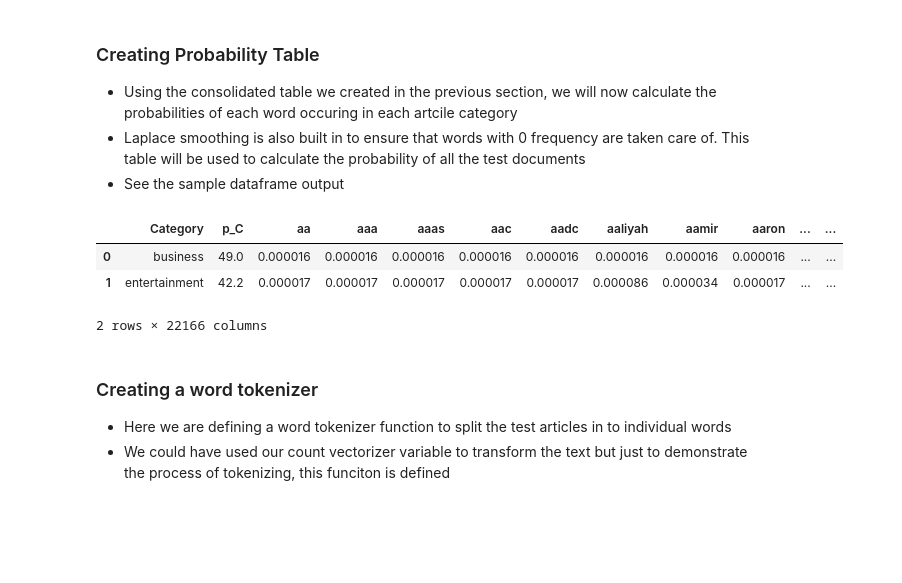
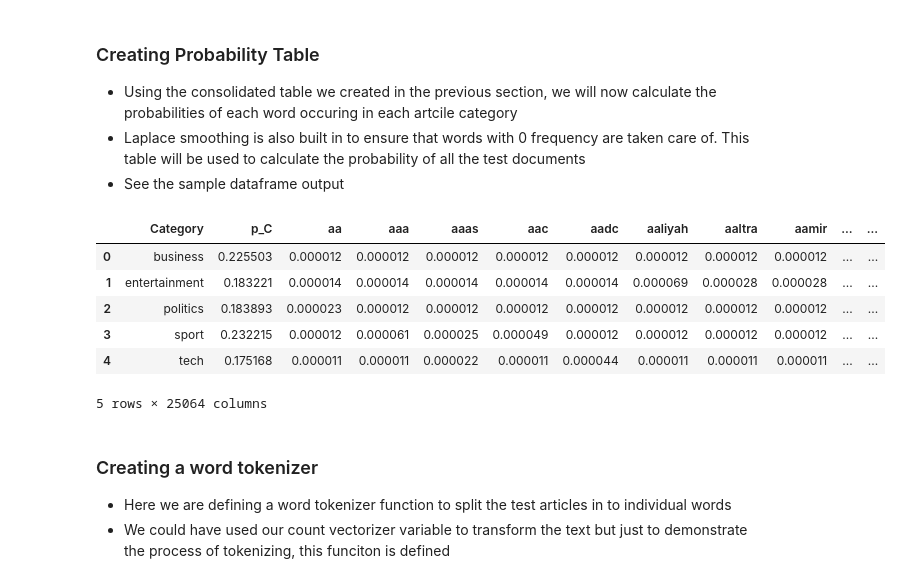
Before and after one commit to dalmiaujjwal/Understanding_Algorithms, a Jupyter notebook: Naive Bayes/Implementation_Scratch_Naive_Bayes .ipynb, the cells around one changed output. Saved outputs shown, nothing was run; the diff lists cells and outputs as text; code cells hidden in the pictures; blank space fills up the shorter version.

```diff
--- a/Naive Bayes/Implementation_Scratch_Naive_Bayes .ipynb
+++ b/Naive Bayes/Implementation_Scratch_Naive_Bayes .ipynb
@@ -29,6 +31,7 @@ inp_dataset.head(2)
 - Notice the number of records in original, training and testing dataset
 # %%
 def text_clean(text_series):
+    text_series = text_series.str.lower()
     clean_1 = text_series.str.replace(r"[^a-zA-Z\s]","")
     clean_2 = clean_1.str.replace(r"\s+", " ")
     return clean_2
@@ -55,7 +48,7 @@ Number of records in testing dataset - 373
 - Since the number of unique words across all the documents are very high, all the words are not visible
 # %%
 Cnt_Vec = CountVectorizer(stop_words="english")
-BOW = Cnt_Vec.fit_transform(train_x["Text_Clean"]).toarray()
+BOW = Cnt_Vec.fit_transform(inp_dataset["Text_Clean"]).toarray()
 BOW_Df = pd.DataFrame(BOW, columns=Cnt_Vec.get_feature_names())
 BOW_Df[4:8]
 # %% [output]
@@ -70,7 +63,7 @@ BOW_Df[4:8]
 - To get the article category values along with the word frequency, we are merging the 2 datasets
 - This is done because we will be implementing the Naive Bayes approach from scratch and not using sklearn's inbuilt functions
 # %%
-inp_dataset_final = pd.merge(train_x, BOW_Df, left_index=True, right_index=True, how = "left")
+inp_dataset_final = pd.merge(inp_dataset, BOW_Df, left_index=True, right_index=True, how = "left")
 inp_dataset_final.head(2)
 # %% [output]
 |  | ArticleId | Text | Category | Text_Clean | aa | aaa | aaas | aac | aadc | aaliyah | ... |
@@ -107,18 +100,21 @@ cons_dataset_updated.head()
 alpha = 1
 prob_table = pd.DataFrame()
 prob_table["Category"] = cons_dataset_updated["Category"]
-prob_table["p_C"] = cons_dataset_updated["ArticleId"]/cons_dataset_updated.shape[0]
-cols = [col for col in cons_dataset_updated.columns if col not in ["Category", "ArticleId", "sum"]]
+prob_table["p_C"] = cons_dataset_updated["ArticleId"]/inp_dataset_final.shape[0]
+cols = [col for col in cons_dataset_updated.columns if col not in ["Category", "ArticleId", "sum_all_words"]]
 no_of_cols = len(cols)
 for col in cols:
     prob_table[col] = (cons_dataset_updated[col]+alpha)/(cons_dataset_updated["sum_all_words"] + (alpha*no_of_cols))
 # %%
-prob_table.head(2)
+prob_table.head()
 # %% [output]
-|  | Category | p_C | aa | aaa | aaas | aac | aadc | aaliyah | aamir | aaron | ... | ... |
-| 0 | business | 49.0 | 0.000016 | 0.000016 | 0.000016 | 0.000016 | 0.000016 | 0.000016 | 0.000016 | 0.000016 | ... | ... |
-| 1 | entertainment | 42.2 | 0.000017 | 0.000017 | 0.000017 | 0.000017 | 0.000017 | 0.000086 | 0.000034 | 0.000017 | ... | ... |
+|  | Category | p_C | aa | aaa | aaas | aac | aadc | aaliyah | aaltra | aamir | ... | ... |
+| 0 | business | 0.225503 | 0.000012 | 0.000012 | 0.000012 | 0.000012 | 0.000012 | 0.000012 | 0.000012 | 0.000012 | ... | ... |
+| 1 | entertainment | 0.183221 | 0.000014 | 0.000014 | 0.000014 | 0.000014 | 0.000014 | 0.000069 | 0.000028 | 0.000028 | ... | ... |
+| 2 | politics | 0.183893 | 0.000023 | 0.000012 | 0.000012 | 0.000012 | 0.000012 | 0.000012 | 0.000012 | 0.000012 | ... | ... |
+| 3 | sport | 0.232215 | 0.000012 | 0.000061 | 0.000025 | 0.000049 | 0.000012 | 0.000012 | 0.000012 | 0.000012 | ... | ... |
+| 4 | tech | 0.175168 | 0.000011 | 0.000011 | 0.000022 | 0.000011 | 0.000044 | 0.000011 | 0.000011 | 0.000011 | ... | ... |
-2 rows × 22166 columns
+5 rows × 25064 columns
 # %% [markdown]
 ### Creating a word tokenizer
 - Here we are defining a word tokenizer function to split the test articles in to individual words
```
Also changed, not shown: parts of 18 cells of this notebook, 2 other files.
